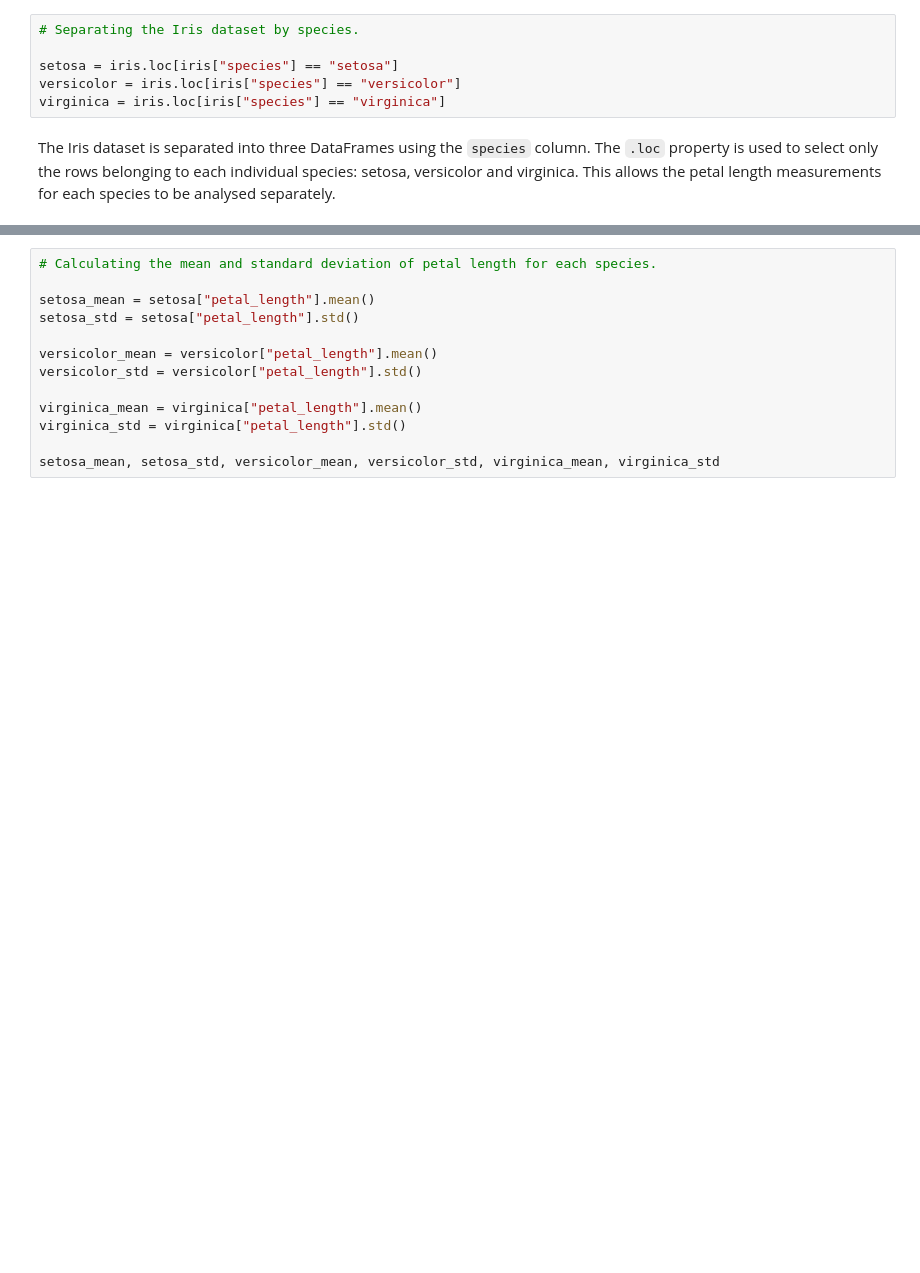
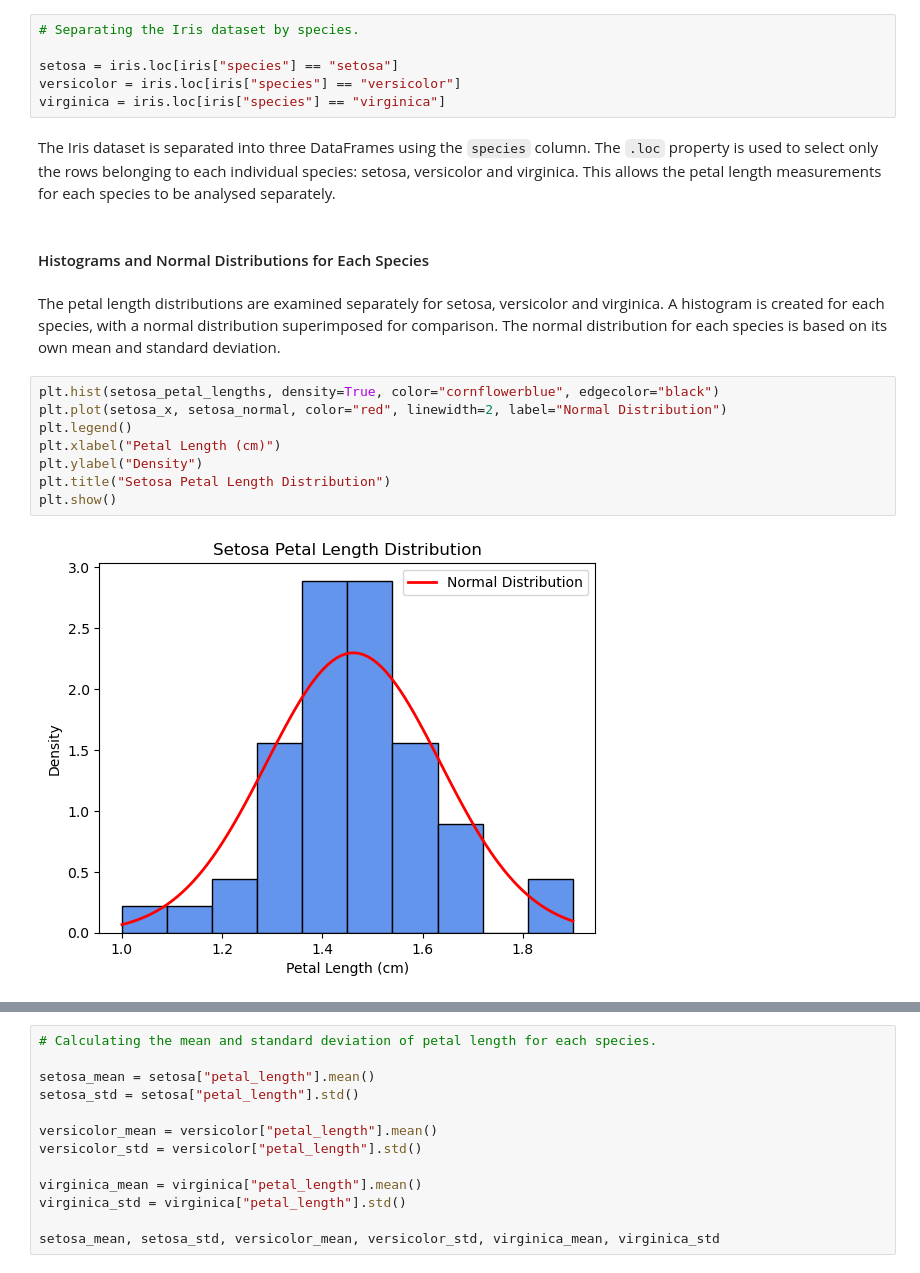
Before and after one commit to tihana-gray/applied_statistics, a Jupyter notebook: problems.ipynb, the cells around one changed output, grey strips where cells are left out. Cells and saved outputs as stored; diff of their text form; blank space fills up the shorter version.

Commit message:
histograms and normal distribution for each species

```diff
--- a/problems.ipynb
+++ b/problems.ipynb
@@ -137,3 +137,17 @@ versicolor = iris.loc[iris["species"] == "versicolor"]
 virginica = iris.loc[iris["species"] == "virginica"]
 # %% [markdown]
 The Iris dataset is separated into three DataFrames using the `species` column. The `.loc` property is used to select only the rows belonging to each individual species: setosa, versicolor and virginica. This allows the petal length measurements for each species to be analysed separately.
+# %% [markdown]
+#### Histograms and Normal Distributions for Each Species
+# %% [markdown]
+The petal length distributions are examined separately for setosa, versicolor and virginica. A histogram is created for each species, with a normal distribution superimposed for comparison. The normal distribution for each species is based on its own mean and standard deviation.
+# %%
+plt.hist(setosa_petal_lengths, density=True, color="cornflowerblue", edgecolor="black")
+plt.plot(setosa_x, setosa_normal, color="red", linewidth=2, label="Normal Distribution")
+plt.legend()
+plt.xlabel("Petal Length (cm)")
+plt.ylabel("Density")
+plt.title("Setosa Petal Length Distribution")
+plt.show()
+# %% [output]
+[figure, added]
```
Also changed, not shown: parts of 3 cells of this notebook.
